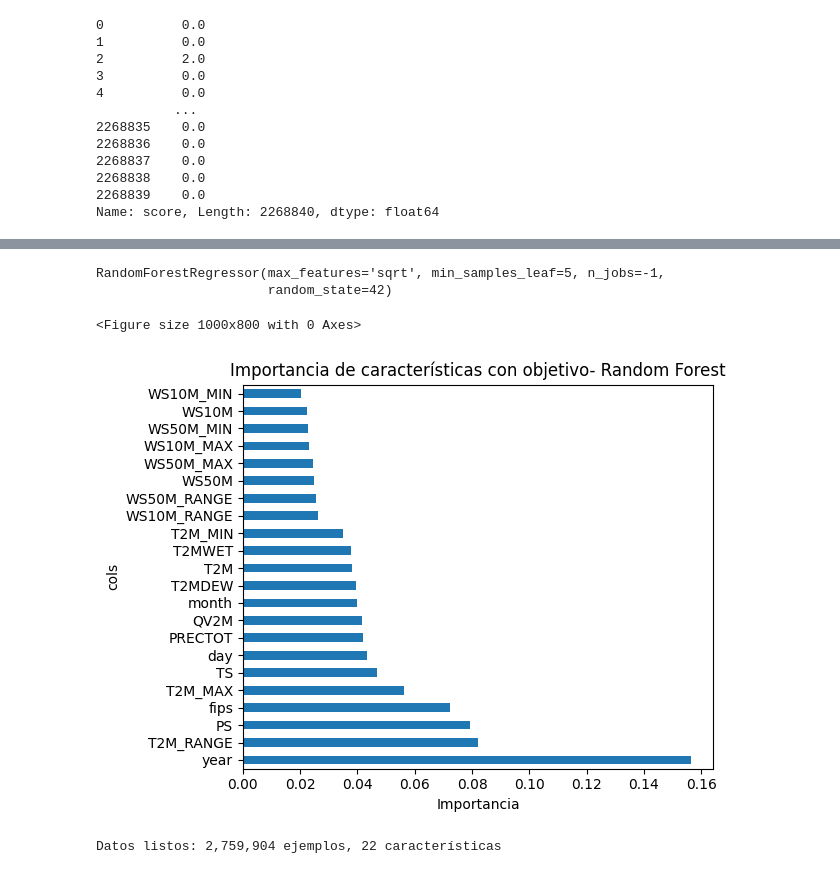
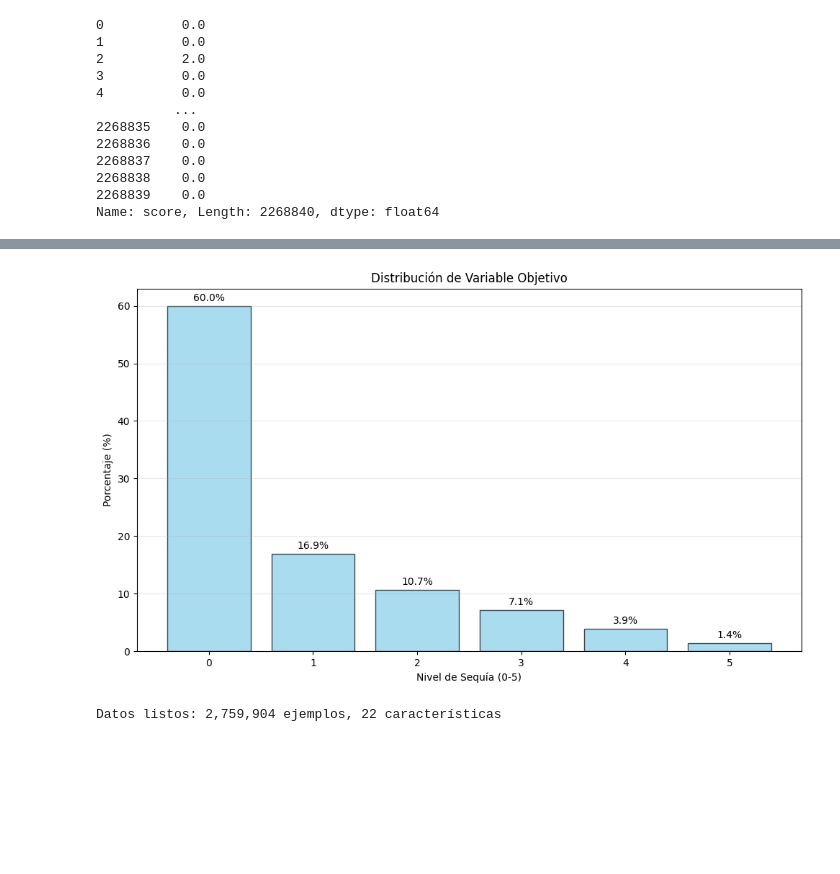
Before and after one commit to Edd1enator/Tesis_Prediccion_Sequias, a Jupyter notebook: ModeloKaggle.ipynb, the cells around one changed output, grey strips where cells are left out. Saved outputs shown, nothing was run; the diff lists cells and outputs as text; code cells hidden in the pictures; blank space fills up the shorter version.

```diff
--- a/ModeloKaggle.ipynb
+++ b/ModeloKaggle.ipynb
@@ -519,0 +531,24 @@ Name: score, Length: 2268840, dtype: float64
+# %%
+plt.style.use('default')
+sns.set_palette("husl")
+
+# Porcentajes
+percentages = pd.Series(y_train).value_counts(normalize=True) * 100
+
+# Gráfico
+plt.figure(figsize=(10, 6))
+bars = plt.bar(percentages.index, percentages.values, color='skyblue', edgecolor='black', alpha=0.7)
+
+for bar, percentage in zip(bars, percentages.values):
+    plt.text(bar.get_x() + bar.get_width()/2, bar.get_height() + 0.5,
+             f'{percentage:.1f}%', ha='center', va='bottom', fontsize=10)
+
+plt.xlabel('Nivel de Sequía (0-5)')
+plt.ylabel('Porcentaje (%)')
+plt.title('Distribución de Variable Objetivo')
+plt.xticks(range(0, 6))
+plt.grid(axis='y', alpha=0.3)
+plt.tight_layout()
+plt.show()
+# %% [output]
+[figure, added]
@@ -520,31 +724,25 @@ Name: score, Length: 2268840, dtype: float64
 # %%
-rf_fast = RandomForestRegressor(
-    n_estimators=100,
-    min_samples_leaf=5,
-    max_features='sqrt',
-    n_jobs=-1,
-    random_state=42
-)
+# rf_fast = RandomForestRegressor(
+#     n_estimators=100,
+#     min_samples_leaf=5,
+#     max_features='sqrt',
+#     n_jobs=-1,
+#     random_state=42
+# )
 
-rf_fast.fit(X_train, y_train)
+# rf_fast.fit(X_train, y_train)
-# %% [output]
-RandomForestRegressor(max_features='sqrt', min_samples_leaf=5, n_jobs=-1,
-                      random_state=42)
 # %%
-importance_df = pd.DataFrame({
-    'cols': X_train.columns,
-    'imp': rf_fast.feature_importances_
-}).sort_values('imp', ascending=False)
+# importance_df = pd.DataFrame({
+#     'cols': X_train.columns,
+#     'imp': rf_fast.feature_importances_
+# }).sort_values('imp', ascending=False)
 
-plt.figure(figsize=(10, 8))
-importance_df.plot('cols', 'imp', 'barh', legend=False)
-plt.title('Importancia de características con objetivo- Random Forest')
-plt.xlabel('Importancia')
-plt.tight_layout()
-plt.show()
+# plt.figure(figsize=(10, 8))
+# importance_df.plot('cols', 'imp', 'barh', legend=False)
+# plt.title('Importancia de características con objetivo- Random Forest')
+# plt.xlabel('Importancia')
+# plt.tight_layout()
+# plt.show()
-# %% [output]
-<Figure size 1000x800 with 0 Axes>
-[figure, removed]
 # %%
 # importance_df = pd.DataFrame({
 #     'feature': X_train.columns,
```
Also changed, not shown: parts of 27 cells of this notebook.
